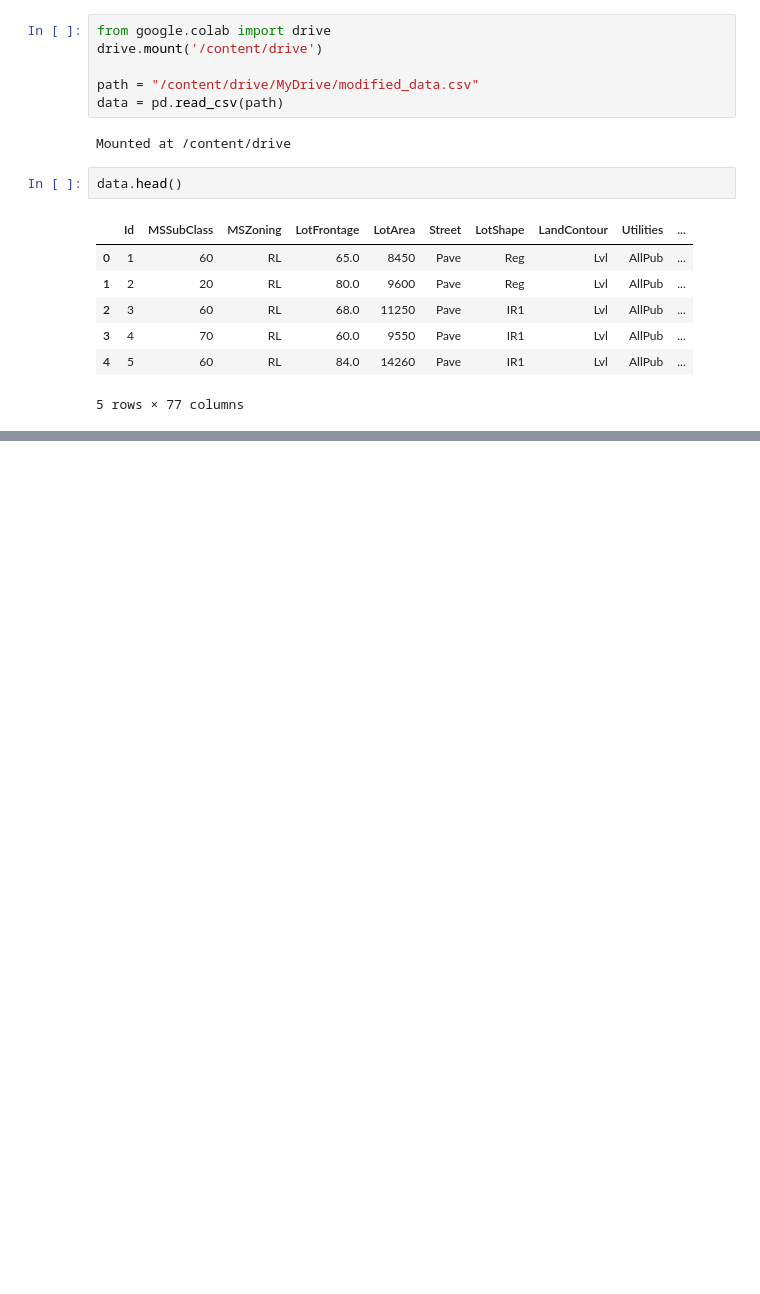
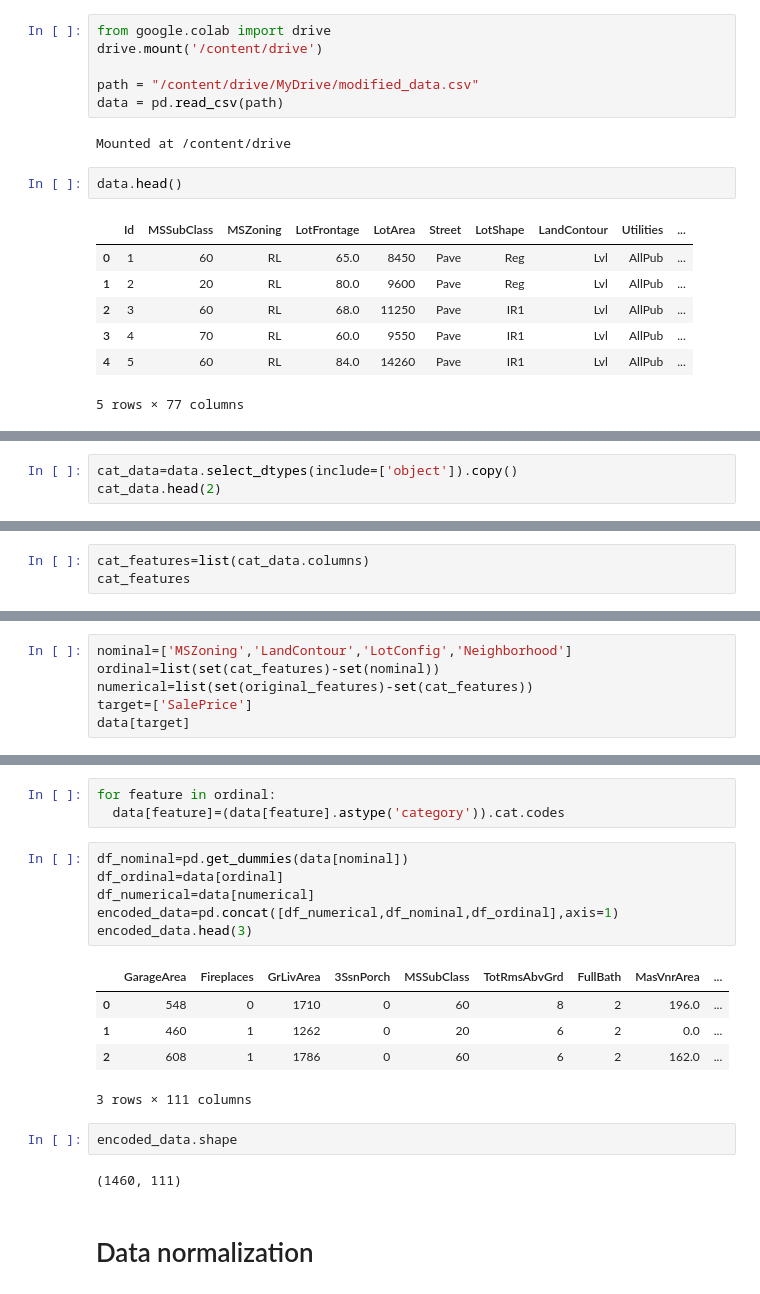
Before and after one commit to kalvin-osoro/ml_gw, a Jupyter notebook: Housing_pricing.ipynb, the cells around one changed output, grey strips where cells are left out. Drawn from its saved outputs; the diff is of its cells as text; blank space fills up the shorter version.

```diff
--- a/Housing_pricing.ipynb
+++ b/Housing_pricing.ipynb
@@ -28,0 +161,3 @@ data.head()
+# %%
+cat_data=data.select_dtypes(include=['object']).copy()
+cat_data.head(2)
@@ -28,0 +169,3 @@ data.head()
+# %%
+cat_features=list(cat_data.columns)
+cat_features
@@ -28,0 +190,6 @@ data.head()
+# %%
+nominal=['MSZoning','LandContour','LotConfig','Neighborhood']
+ordinal=list(set(cat_features)-set(nominal))
+numerical=list(set(original_features)-set(cat_features))
+target=['SalePrice']
+data[target]
@@ -28,0 +210,21 @@ data.head()
+# %%
+for feature in ordinal:
+  data[feature]=(data[feature].astype('category')).cat.codes
+# %%
+df_nominal=pd.get_dummies(data[nominal])
+df_ordinal=data[ordinal]
+df_numerical=data[numerical]
+encoded_data=pd.concat([df_numerical,df_nominal,df_ordinal],axis=1)
+encoded_data.head(3)
+# %% [output]
+|  | GarageArea | Fireplaces | GrLivArea | 3SsnPorch | MSSubClass | TotRmsAbvGrd | FullBath | MasVnrArea | ... |
+| 0 | 548 | 0 | 1710 | 0 | 60 | 8 | 2 | 196.0 | ... |
+| 1 | 460 | 1 | 1262 | 0 | 20 | 6 | 2 | 0.0 | ... |
+| 2 | 608 | 1 | 1786 | 0 | 60 | 6 | 2 | 162.0 | ... |
+3 rows × 111 columns
+# %%
+encoded_data.shape
+# %% [output]
+(1460, 111)
+# %% [markdown]
+# Data normalization
```
Also changed, not shown: parts of 44 cells of this notebook.
